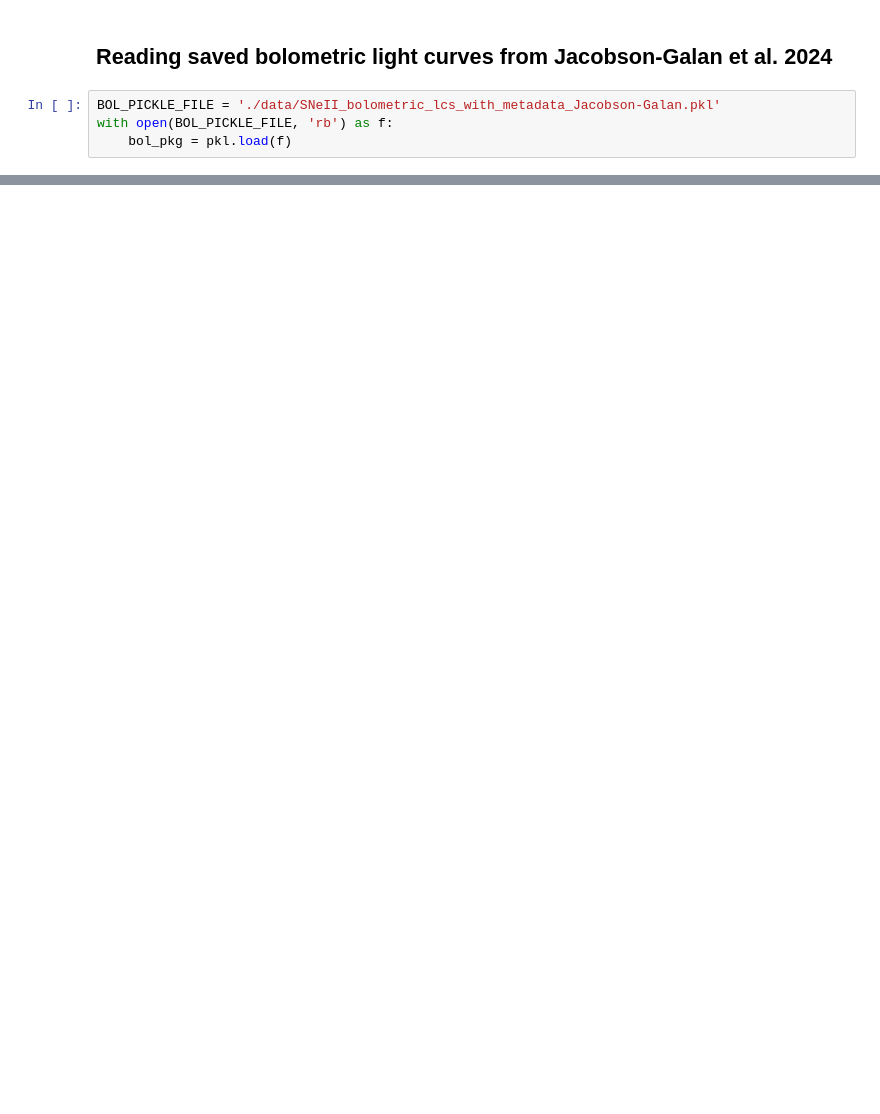
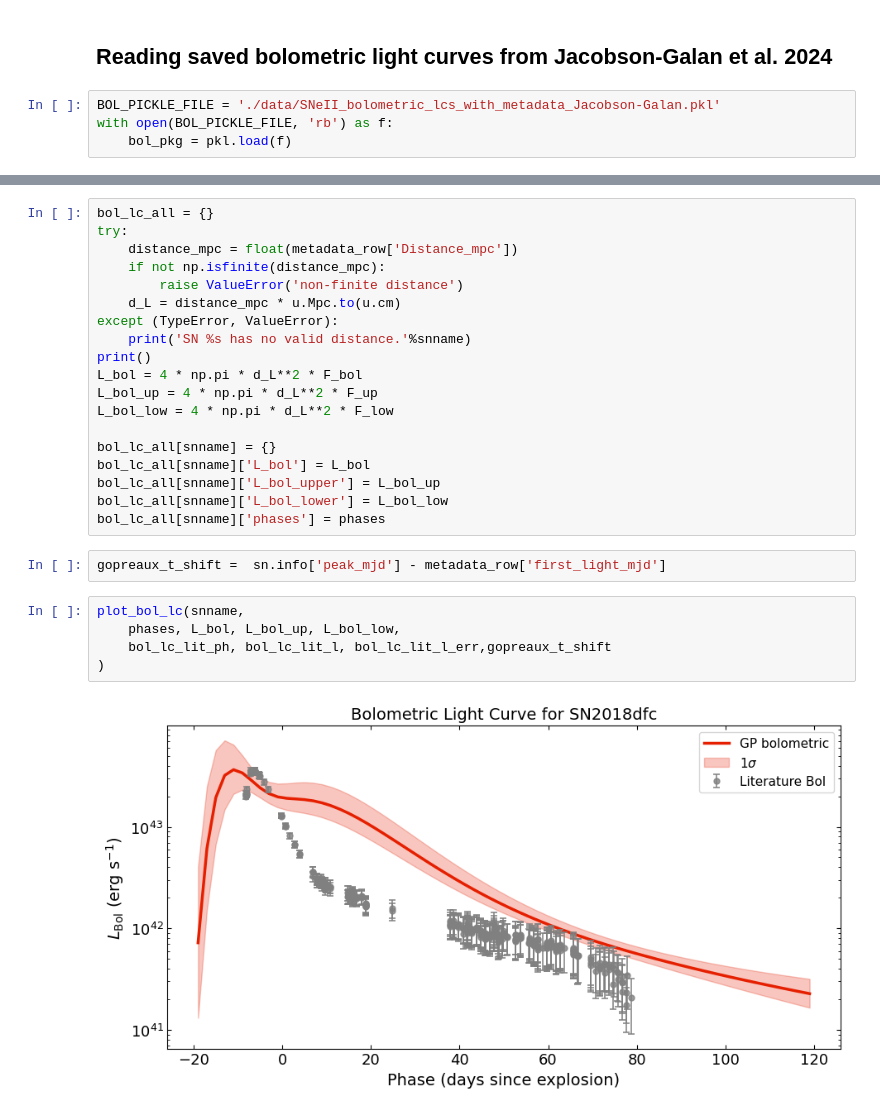
Before and after one commit to Somayeh91/data_driven_bolometric_lc, a Jupyter notebook: Gopreaux_bolometric_lc_pipeline_SNII.ipynb, the cells around one changed output, grey strips where cells are left out. Drawn from its saved outputs; the diff is of its cells as text; blank space fills up the shorter version.

```diff
--- a/Gopreaux_bolometric_lc_pipeline_SNII.ipynb
+++ b/Gopreaux_bolometric_lc_pipeline_SNII.ipynb
@@ -252,0 +373,28 @@ Predicting SED per phase grid using Gopreaux.
+# %%
+bol_lc_all = {}
+try:
+    distance_mpc = float(metadata_row['Distance_mpc'])
+    if not np.isfinite(distance_mpc):
+        raise ValueError('non-finite distance')
+    d_L = distance_mpc * u.Mpc.to(u.cm)
+except (TypeError, ValueError):
+    print('SN %s has no valid distance.'%snname)
+print()
+L_bol = 4 * np.pi * d_L**2 * F_bol
+L_bol_up = 4 * np.pi * d_L**2 * F_up
+L_bol_low = 4 * np.pi * d_L**2 * F_low
+
+bol_lc_all[snname] = {}
+bol_lc_all[snname]['L_bol'] = L_bol
+bol_lc_all[snname]['L_bol_upper'] = L_bol_up
+bol_lc_all[snname]['L_bol_lower'] = L_bol_low
+bol_lc_all[snname]['phases'] = phases
+# %%
+gopreaux_t_shift =  sn.info['peak_mjd'] - metadata_row['first_light_mjd']
+# %%
+plot_bol_lc(snname,
+    phases, L_bol, L_bol_up, L_bol_low,
+    bol_lc_lit_ph, bol_lc_lit_l, bol_lc_lit_l_err,gopreaux_t_shift
+)
+# %% [output]
+[figure, added]
```
Also changed, not shown: parts of 35 cells of this notebook.
